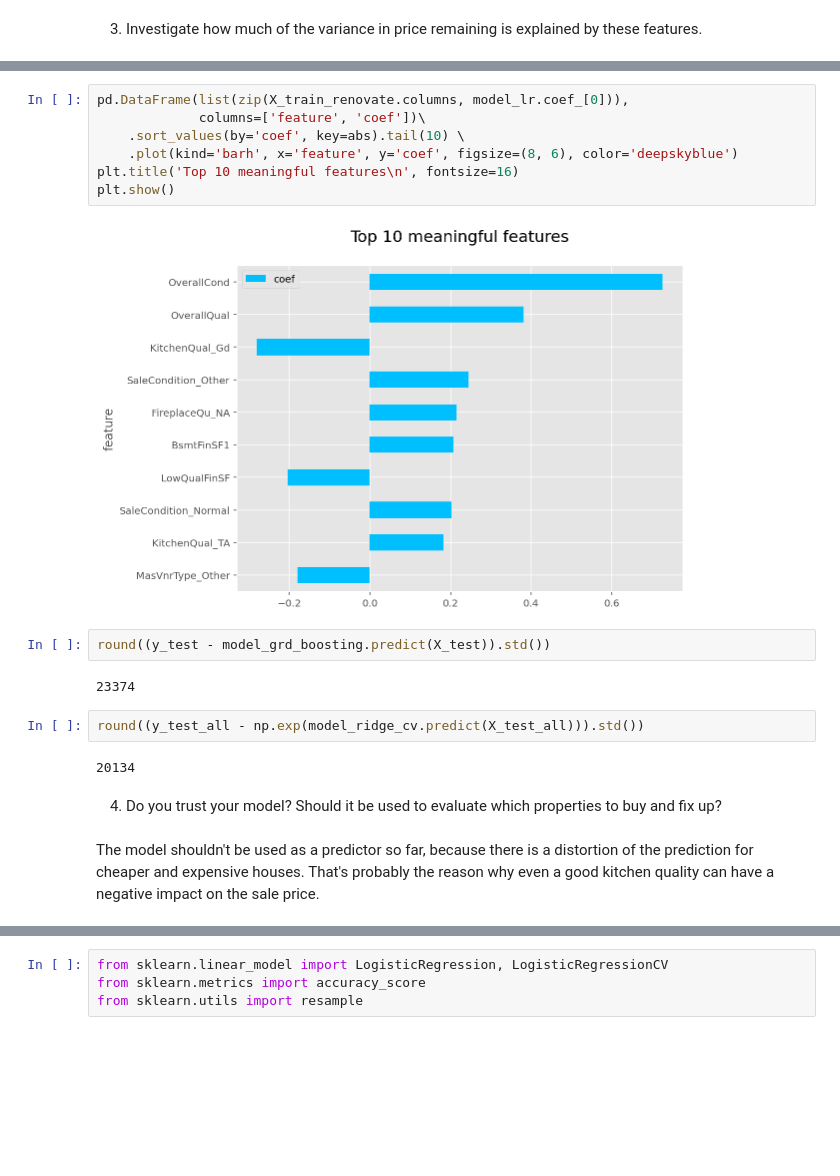
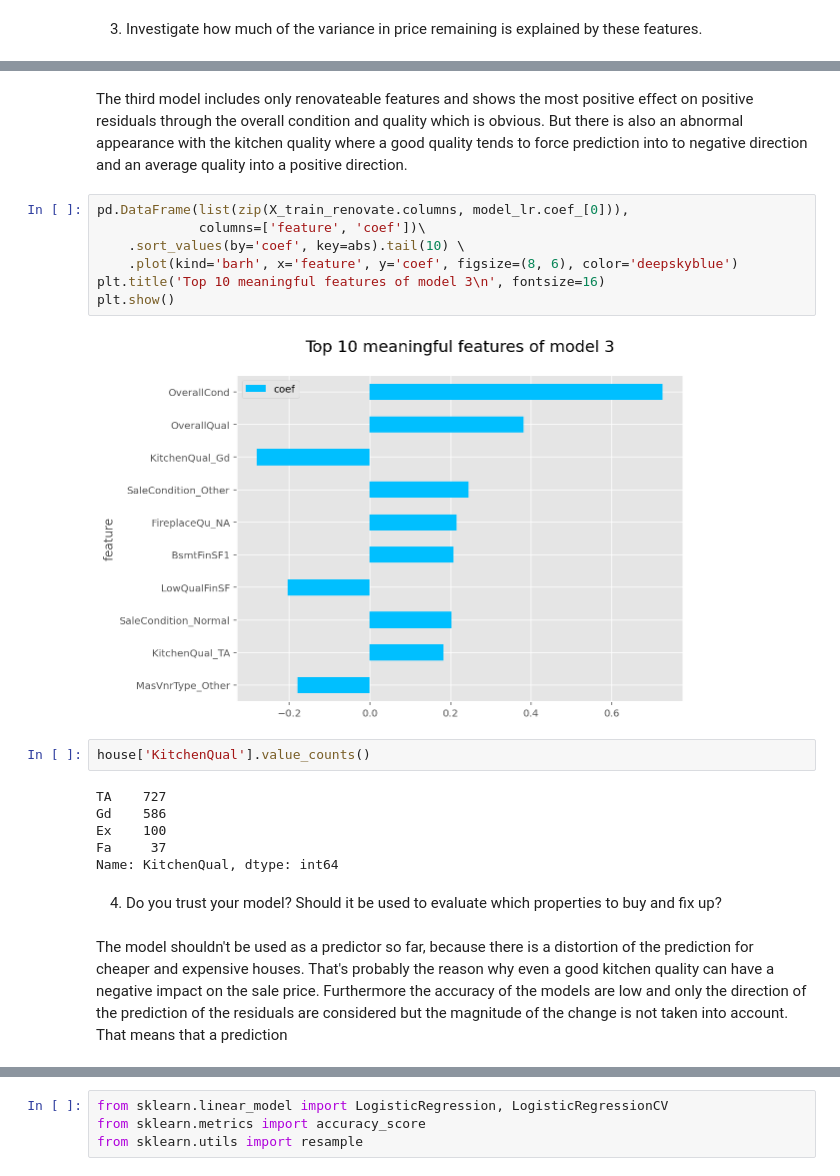
Before and after one commit to androi7/ds-mini-projects, a Jupyter notebook: House-Prices/House_Prices.ipynb, the cells around one changed output, grey strips where cells are left out. Saved outputs shown, nothing was run; the diff lists cells and outputs as text; blank space fills up the shorter version.

Commit message:
fix: correct the conditions to buy or not to buy a house
feat: add evaluation for these models

```diff
--- a/House-Prices/House_Prices.ipynb
+++ b/House-Prices/House_Prices.ipynb
@@ -1796,24 +1854,26 @@ confusion
+# %% [markdown]
+The third model includes only renovateable features and shows the most positive effect on positive residuals through the overall condition and quality which is obvious. But there is also an abnormal appearance with the kitchen quality where a good quality tends to force prediction into to negative direction and an average quality into a positive direction.
 # %%
 pd.DataFrame(list(zip(X_train_renovate.columns, model_lr.coef_[0])),
              columns=['feature', 'coef'])\
     .sort_values(by='coef', key=abs).tail(10) \
     .plot(kind='barh', x='feature', y='coef', figsize=(8, 6), color='deepskyblue')
-plt.title('Top 10 meaningful features\n', fontsize=16)
+plt.title('Top 10 meaningful features of model 3\n', fontsize=16)
 plt.show()
 # %% [output]
-[figure, old version]
+[figure, new version]
-# %%
-round((y_test - model_grd_boosting.predict(X_test)).std())
-# %% [output]
-23374
-# %%
-round((y_test_all - np.exp(model_ridge_cv.predict(X_test_all))).std())
-# %% [output]
-20134
+# %%
+house['KitchenQual'].value_counts()
+# %% [output]
+TA    727
+Gd    586
+Ex    100
+Fa     37
+Name: KitchenQual, dtype: int64
 # %% [markdown]
 4. Do you trust your model? Should it be used to evaluate which properties to buy and fix up?
 # %% [markdown]
-The model shouldn't be used as a predictor so far, because there is a distortion of the prediction for cheaper and expensive houses. That's probably the reason why even a good kitchen quality can have a negative impact on the sale price.
+The model shouldn't be used as a predictor so far, because there is a distortion of the prediction for cheaper and expensive houses. That's probably the reason why even a good kitchen quality can have a negative impact on the sale price. Furthermore the accuracy of the models are low and only the direction of the prediction of the residuals are considered but the magnitude of the change is not taken into account. That means that a prediction
 # %% [markdown]
 <img src="http://imgur.com/GCAf1UX.png" style="float: left; margin: 25px 15px 0px 0px; height: 25px">
 
```
Also changed, not shown: parts of 18 cells of this notebook.
